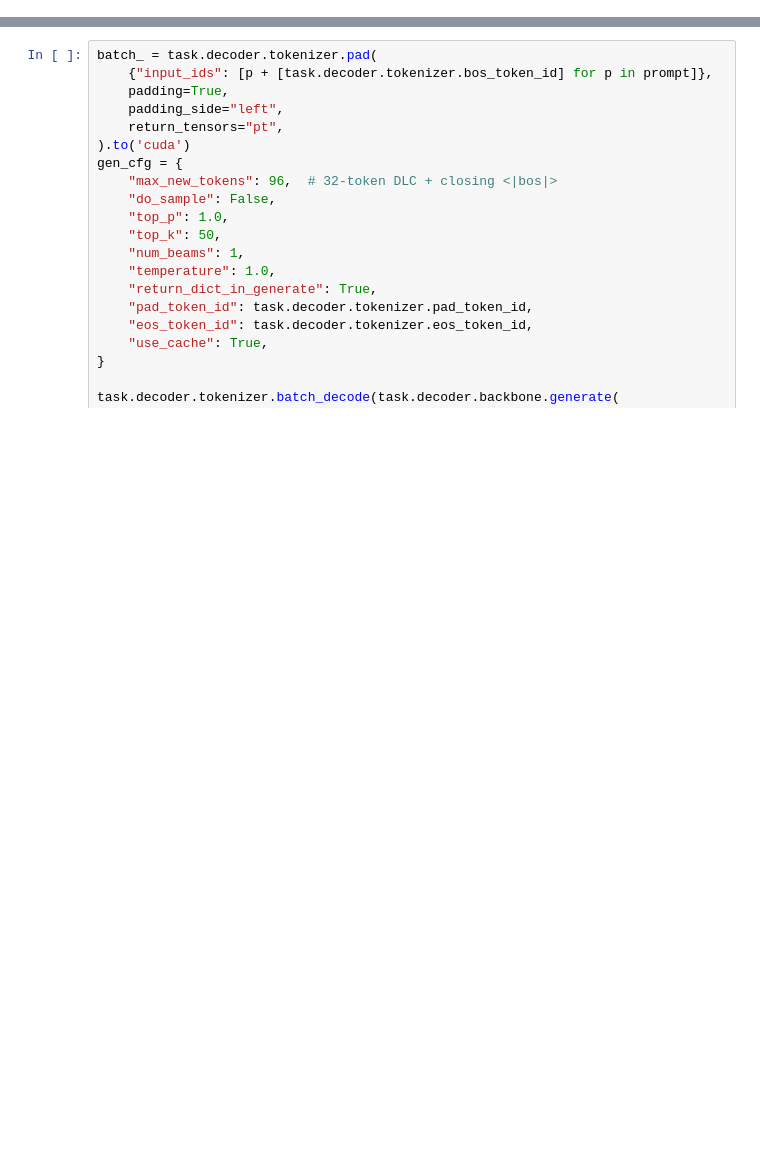
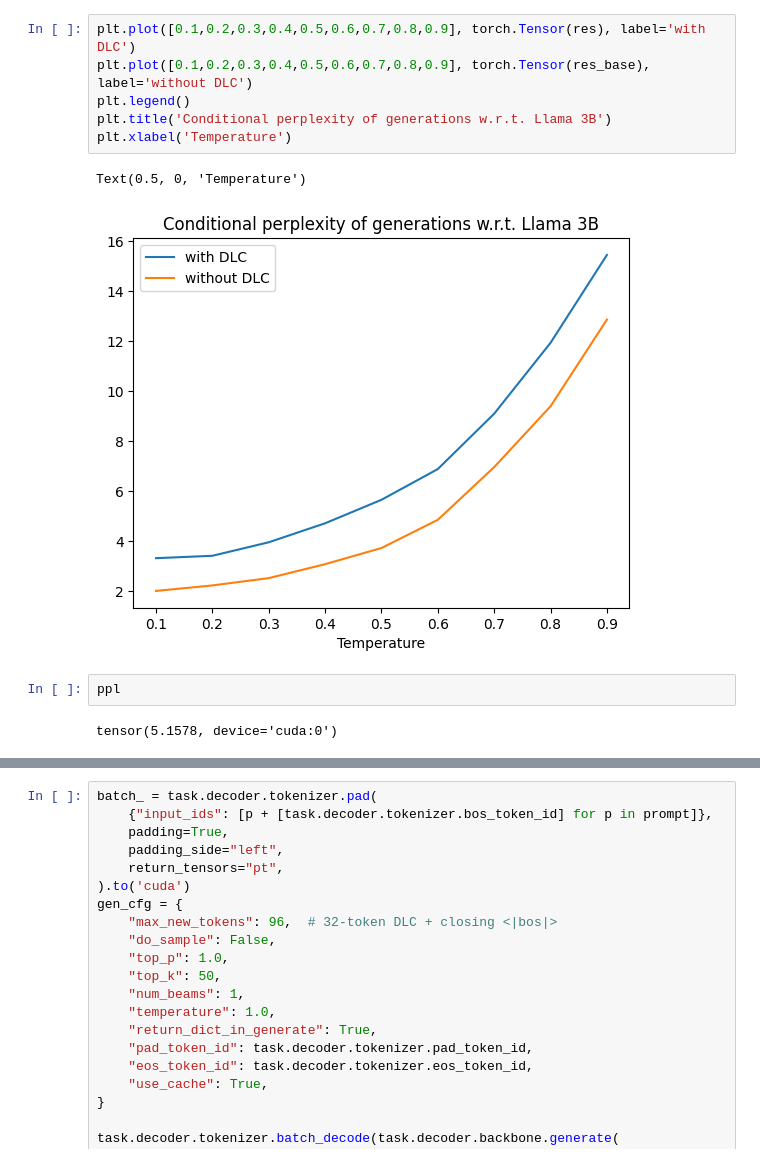
Before and after one commit to leogagnon/sentence_diffusion, a Jupyter notebook: sandbox.ipynb, the cells around one changed output, grey strips where cells are left out. Drawn from its saved outputs; the diff is of its cells as text; blank space fills up the shorter version.

```diff
--- a/sandbox.ipynb
+++ b/sandbox.ipynb
@@ -70,0 +303,13 @@ prompt_str[0]
+# %%
+plt.plot([0.1,0.2,0.3,0.4,0.5,0.6,0.7,0.8,0.9], torch.Tensor(res), label='with DLC')
+plt.plot([0.1,0.2,0.3,0.4,0.5,0.6,0.7,0.8,0.9], torch.Tensor(res_base), label='without DLC')
+plt.legend()
+plt.title('Conditional perplexity of generations w.r.t. Llama 3B')
+plt.xlabel('Temperature')
+# %% [output]
+Text(0.5, 0, 'Temperature')
+[figure, added]
+# %%
+ppl
+# %% [output]
+tensor(5.1578, device='cuda:0')
```
Also changed, not shown: parts of 52 cells of this notebook, 14 other files.
